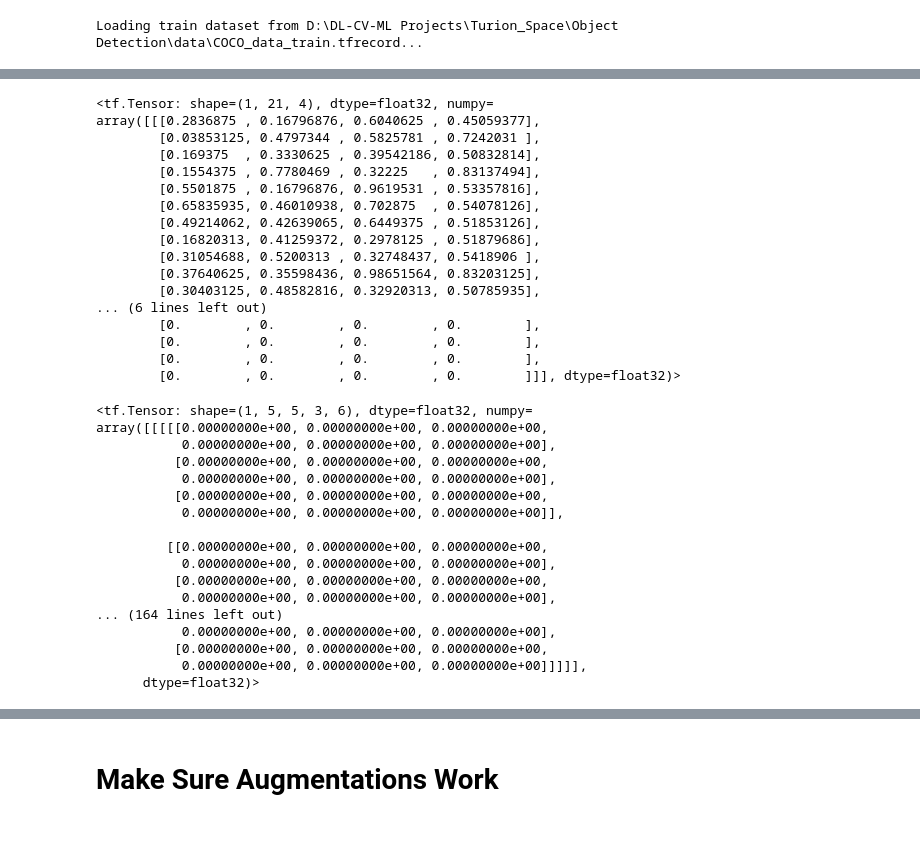
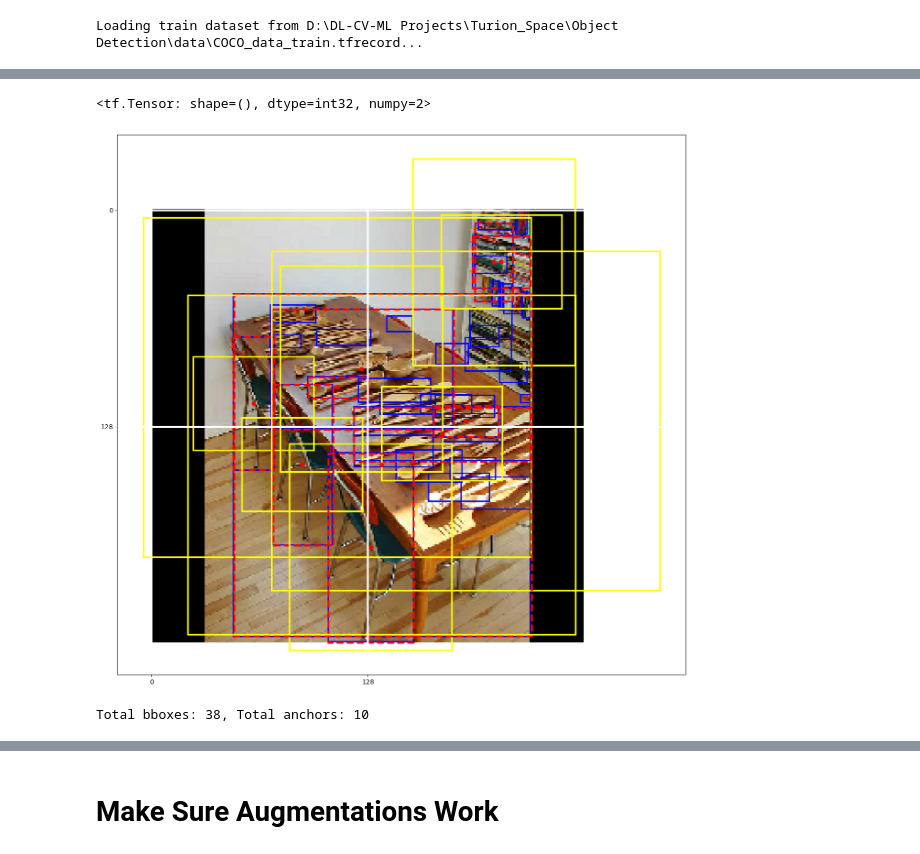
Before and after one commit to gmangonz/Object-Detection, a Jupyter notebook: test.ipynb, the cells around one changed output, grey strips where cells are left out. Cells and saved outputs as stored; diff of their text form; code cells hidden in the pictures.

```diff
--- a/test.ipynb
+++ b/test.ipynb
@@ -179,40 +278,11 @@ setup_bboxes = BboxesToAnchors()
-# %%
-kvsdk[1][8:9]
-# %% [output]
-<tf.Tensor: shape=(1, 21, 4), dtype=float32, numpy=
-array([[[0.2836875 , 0.16796876, 0.6040625 , 0.45059377],
-        [0.03853125, 0.4797344 , 0.5825781 , 0.7242031 ],
-        [0.169375  , 0.3330625 , 0.39542186, 0.50832814],
-        [0.1554375 , 0.7780469 , 0.32225   , 0.83137494],
-        [0.5501875 , 0.16796876, 0.9619531 , 0.53357816],
-        [0.65835935, 0.46010938, 0.702875  , 0.54078126],
-        [0.49214062, 0.42639065, 0.6449375 , 0.51853126],
-        [0.16820313, 0.41259372, 0.2978125 , 0.51879686],
-        [0.31054688, 0.5200313 , 0.32748437, 0.5418906 ],
-        [0.37640625, 0.35598436, 0.98651564, 0.83203125],
-        [0.30403125, 0.48582816, 0.32920313, 0.50785935],
-... (6 lines left out)
-        [0.        , 0.        , 0.        , 0.        ],
-        [0.        , 0.        , 0.        , 0.        ],
-        [0.        , 0.        , 0.        , 0.        ],
-        [0.        , 0.        , 0.        , 0.        ]]], dtype=float32)>
-# %%
-setup_bboxes(kvsdk[1][8:9])
-# %% [output]
-<tf.Tensor: shape=(1, 5, 5, 3, 6), dtype=float32, numpy=
-array([[[[[0.00000000e+00, 0.00000000e+00, 0.00000000e+00,
-           0.00000000e+00, 0.00000000e+00, 0.00000000e+00],
-          [0.00000000e+00, 0.00000000e+00, 0.00000000e+00,
-           0.00000000e+00, 0.00000000e+00, 0.00000000e+00],
-          [0.00000000e+00, 0.00000000e+00, 0.00000000e+00,
-           0.00000000e+00, 0.00000000e+00, 0.00000000e+00]],
-
-         [[0.00000000e+00, 0.00000000e+00, 0.00000000e+00,
-           0.00000000e+00, 0.00000000e+00, 0.00000000e+00],
-          [0.00000000e+00, 0.00000000e+00, 0.00000000e+00,
-           0.00000000e+00, 0.00000000e+00, 0.00000000e+00],
-... (164 lines left out)
-           0.00000000e+00, 0.00000000e+00, 0.00000000e+00],
-          [0.00000000e+00, 0.00000000e+00, 0.00000000e+00,
-           0.00000000e+00, 0.00000000e+00, 0.00000000e+00]]]]],
-      dtype=float32)>
+# %%
+vsddsv = tf.constant([[4, 5, 6, 7],
+                      [0, 1, 2, 0],
+                      [0, 1, 2, 1]])
+ppppp = tf.constant([0, 1, 2])
+
+num_instances_we_use_grid = tf.math.equal(vsddsv[1:, 0:-1], ppppp)
+num_anchors_seen_in_grid = tf.where(tf.reduce_all(num_instances_we_use_grid, axis=-1))
+tf.shape(num_anchors_seen_in_grid)[0]
+# %% [output]
+<tf.Tensor: shape=(), dtype=int32, numpy=2>
@@ -219,3 +357,21 @@ array([[[[[0.00000000e+00, 0.00000000e+00, 0.00000000e+00,
+# %%
+grid_sizes = [2, 16, 32] # [8, 16, 32], [13, 26, 52]
+NORMALIZED_ANCHORS = [[(0.28, 0.22), (0.38, 0.48), (0.9, 0.78)],
+                      [(0.07, 0.15), (0.15, 0.11), (0.14, 0.29)],
+                      [(0.02, 0.03), (0.04, 0.07), (0.08, 0.06)]]
+img_shape = img_to_test.shape
+yolo_anchors = tf.constant([[(116, 90), (156, 198), (373, 326)],
+                            [(30, 61), (62, 45), (59, 119)],
+                            [(10, 13), (16, 30), (33, 23)]], tf.float32) / 416.
+setup_bboxes = BboxesToAnchors(grid_sizes, yolo_anchors, img_shape)
+# %%
+grid = setup_bboxes(its_bboxes[None, ...])
+# %%
+c = 0
+plot_grid_anchors(img_to_test, its_bboxes, grid[c], (16, 16), yolo_anchors[c], False, ['bbox', 'anchors', 'prediction']) # ['bbox', 'prediction', 'anchors']
+# %% [output]
+[figure, added]
+Total bboxes: 38, Total anchors: 10
 # %%
 ANCHORS = [
     [(0.28, 0.22), (0.38, 0.48), (0.9, 0.78)],
```
Also changed, not shown: parts of 12 cells of this notebook, 1 other file.
